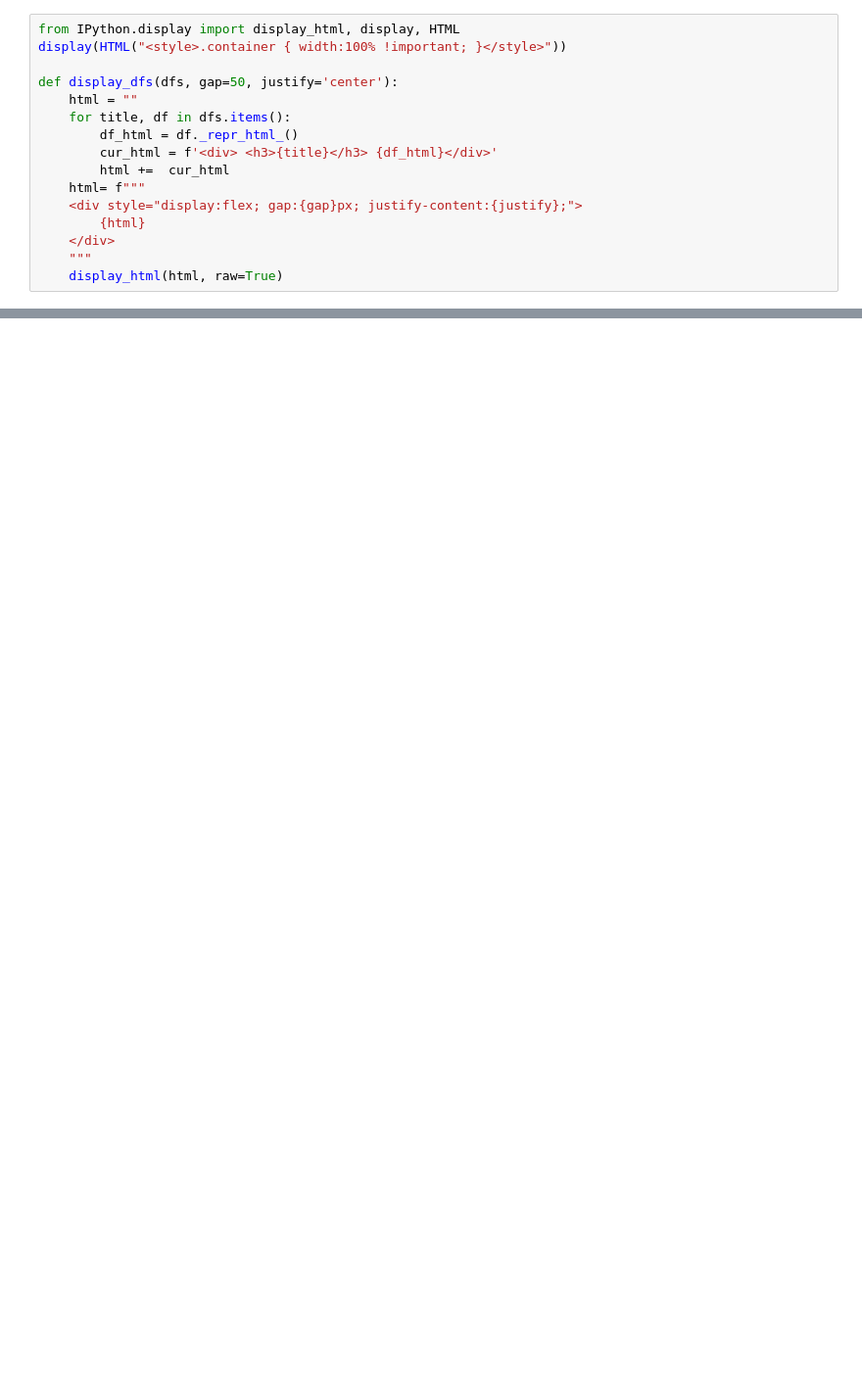
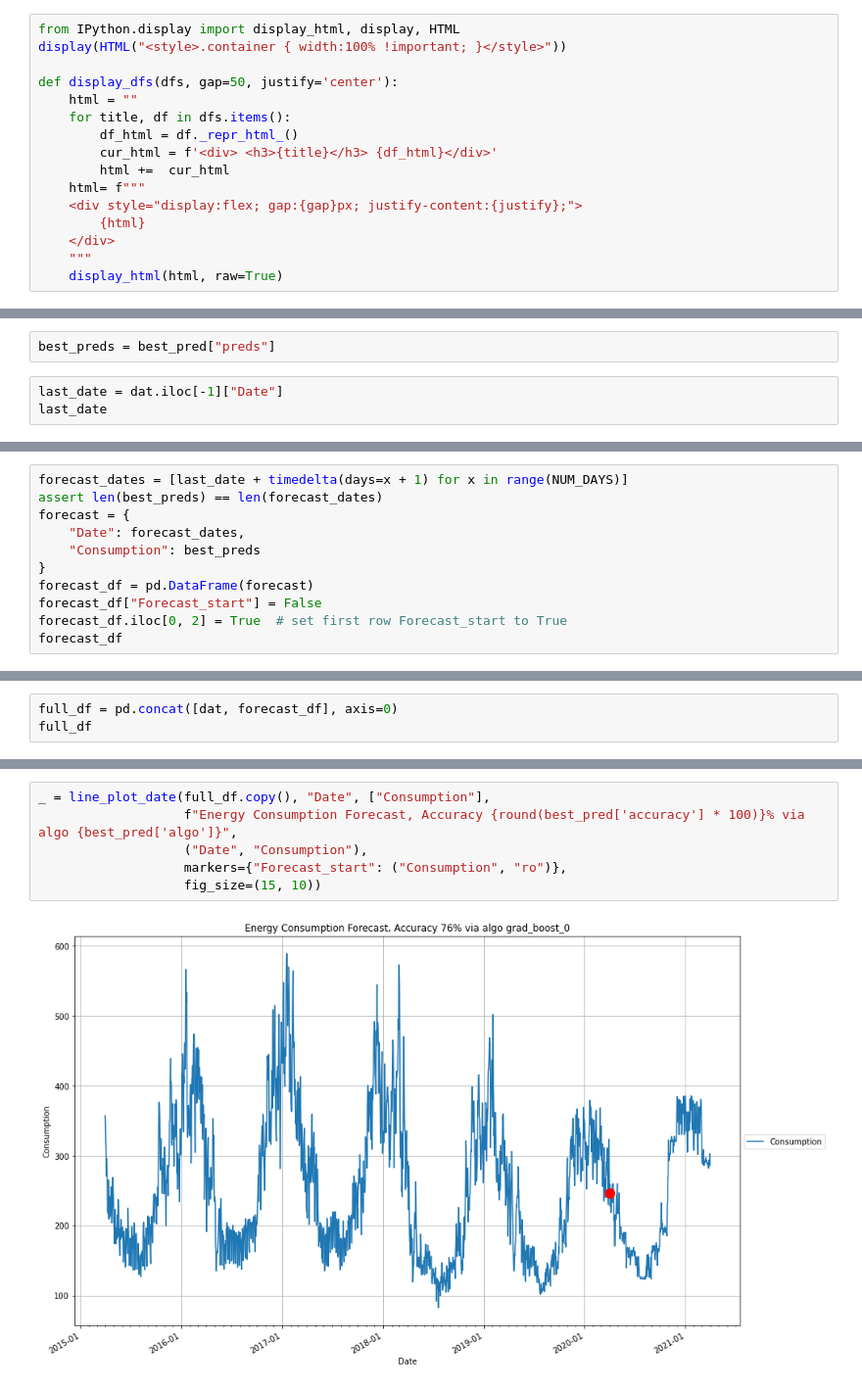
Before and after one commit to polardesert/energy-demand-forecast, a Jupyter notebook: EnergyDemandForecast.ipynb, the cells around one changed output, grey strips where cells are left out. Shown at 98% size. Drawn from its saved outputs; the diff is of its cells as text; blank space fills up the shorter version.

```diff
--- a/EnergyDemandForecast.ipynb
+++ b/EnergyDemandForecast.ipynb
@@ -105,0 +176,5 @@ preds_df.sort_values(by=["accuracy"], ascending=False)
+# %%
+best_preds = best_pred["preds"]
+# %%
+last_date = dat.iloc[-1]["Date"]
+last_date
@@ -105,0 +183,11 @@ preds_df.sort_values(by=["accuracy"], ascending=False)
+# %%
+forecast_dates = [last_date + timedelta(days=x + 1) for x in range(NUM_DAYS)]
+assert len(best_preds) == len(forecast_dates)
+forecast = {
+    "Date": forecast_dates,
+    "Consumption": best_preds
+}
+forecast_df = pd.DataFrame(forecast)
+forecast_df["Forecast_start"] = False
+forecast_df.iloc[0, 2] = True  # set first row Forecast_start to True
+forecast_df
@@ -105,0 +208,3 @@ preds_df.sort_values(by=["accuracy"], ascending=False)
+# %%
+full_df = pd.concat([dat, forecast_df], axis=0)
+full_df
@@ -105,0 +225,8 @@ preds_df.sort_values(by=["accuracy"], ascending=False)
+# %%
+_ = line_plot_date(full_df.copy(), "Date", ["Consumption"],
+                   f"Energy Consumption Forecast, Accuracy {round(best_pred['accuracy'] * 100)}% via algo {best_pred['algo']}",
+                   ("Date", "Consumption"),
+                   markers={"Forecast_start": ("Consumption", "ro")},
+                   fig_size=(15, 10))
+# %% [output]
+[figure, added]
```
Also changed, not shown: parts of 14 cells of this notebook, 4 other files.
